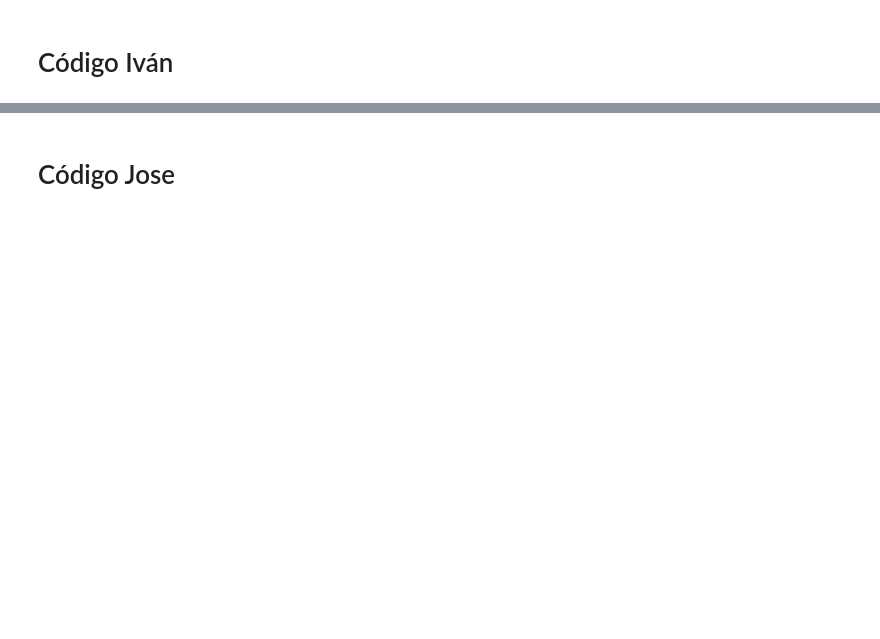
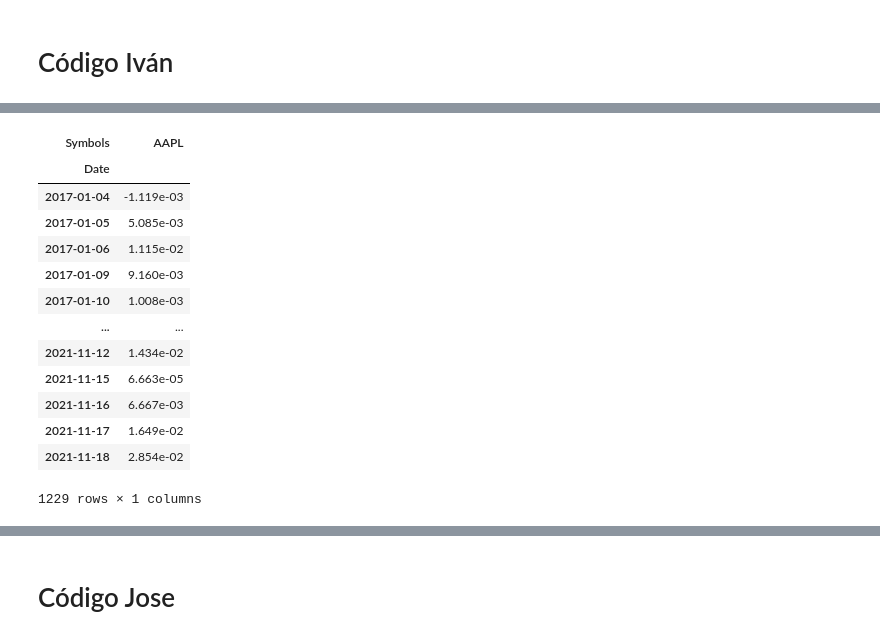
Before and after one commit to IvanArellanoRuelas/SPF_Tarea8_IArellano_JMayagoitia, a Jupyter notebook: Tarea8_IArellano_JMayagoitia.ipynb, the cells around one changed output, grey strips where cells are left out. Drawn from its saved outputs; the diff is of its cells as text; code cells hidden in the pictures; blank space fills up the shorter version.

```diff
--- a/Tarea8_IArellano_JMayagoitia.ipynb
+++ b/Tarea8_IArellano_JMayagoitia.ipynb
@@ -20,0 +23,16 @@
+# %%
+#importar los paquetes que se van a usar
+import pandas as pd
+import pandas_datareader.data as web
+import numpy as np
+import datetime
+import matplotlib.pyplot as plt
+import scipy.stats as st
+import seaborn as sns
+%matplotlib inline
+#algunas opciones para Pandas
+pd.set_option('display.notebook_repr_html', True)
+pd.set_option('display.max_columns', 6)
+pd.set_option('display.max_rows', 10)
+pd.set_option('display.width', 78)
+pd.set_option('precision', 3)
@@ -22,0 +79,22 @@
+# %%
+# Obtenemos el rendimiento simple
+Ri = closes_aapl.pct_change(1).iloc[1:]
+# Obtenemos su media y desviación estándar de los rendimientos
+mu_R = Ri.mean()[0]
+sigma_R = Ri.std()[0]
+Ri
+# %% [output]
+| Symbols | AAPL |
+| Date |  |
+| 2017-01-04 | -1.119e-03 |
+| 2017-01-05 | 5.085e-03 |
+| 2017-01-06 | 1.115e-02 |
+| 2017-01-09 | 9.160e-03 |
+| 2017-01-10 | 1.008e-03 |
+| ... | ... |
+| 2021-11-12 | 1.434e-02 |
+| 2021-11-15 | 6.663e-05 |
+| 2021-11-16 | 6.667e-03 |
+| 2021-11-17 | 1.649e-02 |
+| 2021-11-18 | 2.854e-02 |
+1229 rows × 1 columns
```
Also changed, not shown: parts of 11 cells of this notebook.
